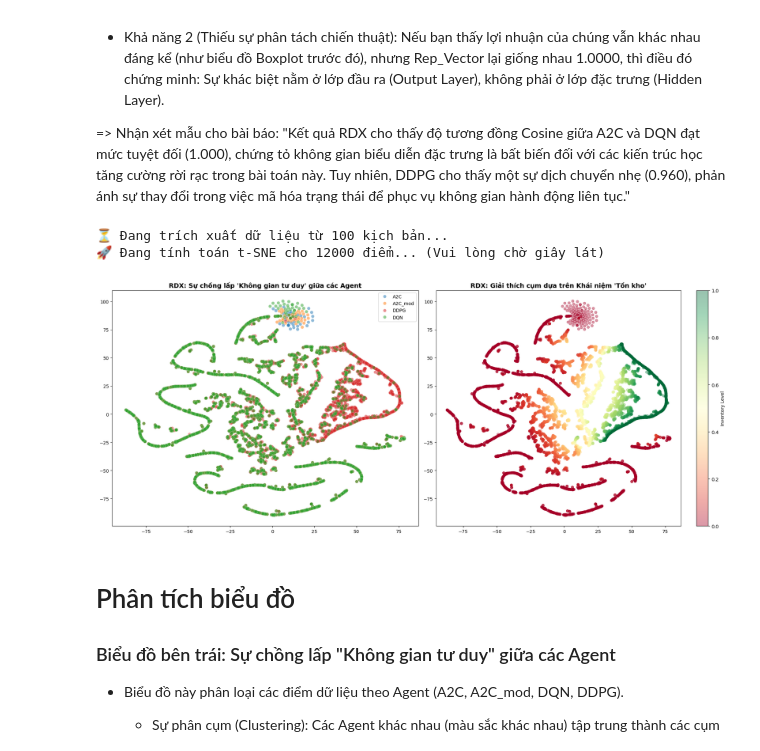
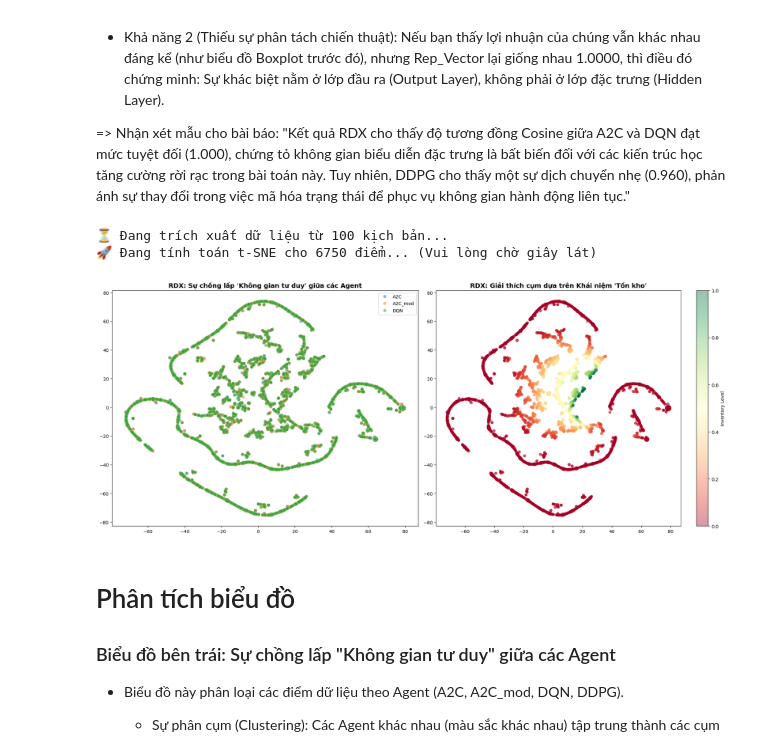
Before and after one commit to EgawaMasao/QLKHO-RL, a Jupyter notebook: XAI/RDX-MSX.ipynb, the cells around one changed output. Drawn from its saved outputs; the diff is of its cells as text; code cells hidden in the pictures.

```diff
--- a/XAI/RDX-MSX.ipynb
+++ b/XAI/RDX-MSX.ipynb
@@ -579,18 +569,18 @@ print("✅ Hàm Rollout đã được cố định kịch bản theo Episode See
 # %% [markdown]
 3. Thực thi và So sánh 4 Agent
 # %%
-# 1. Chạy mô phỏng cho cả 4 Agent trên CÙNG MỘT kịch bản cố định
+# 1. Chạy mô phỏng cho 3 Agent trên CÙNG MỘT kịch bản cố định (DDPG đã bị comment)
 start_state = [0.5, 0.5, 0.0125]
 TEST_SEED = 100 # Bạn có thể đổi số này tùy ý, miễn là giữ nguyên để tái lập
 
-# Đảm bảo cả 4 Agent chạy trên cùng kịch bản seed 100
+# Đảm bảo 3 Agent chạy trên cùng kịch bản seed 100 (DDPG đã bị comment)
 df_a2c     = run_rollout_all(a2c, start_state, "A2C", episode_seed=TEST_SEED)
 df_a2c_mod = run_rollout_all(a2c_mod, start_state, "A2C_mod", episode_seed=TEST_SEED)
 df_dqn     = run_rollout_all(dqn, start_state, "DQN", episode_seed=TEST_SEED)
-df_ddpg    = run_rollout_all(ddpg, start_state, "DDPG", episode_seed=TEST_SEED)
+# df_ddpg    = run_rollout_all(ddpg, start_state, "DDPG", episode_seed=TEST_SEED)  # COMMENTED
 
 # 2. Tổng hợp báo cáo kinh tế (Giữ nguyên logic của bạn)
-all_dfs = [df_a2c, df_a2c_mod, df_dqn, df_ddpg]
+all_dfs = [df_a2c, df_a2c_mod, df_dqn]  # , df_ddpg  # COMMENTED
 summary = []
 
 for df in all_dfs:
@@ -605,6 +595,6 @@ for df in all_dfs:
     })
 
 economic_report = pd.DataFrame(summary)
-print(f"\n📊 BẢNG TỔNG KẾT HIỆU SUẤT (Kịch bản Seed: {TEST_SEED})")
+print(f"\n📊 BẢNG TỔNG KẾT HIỆU SUẤT (Kịch bản Seed: {TEST_SEED}) - 3 Agents (DDPG commented)")
 display(economic_report)
 # %% [output]
@@ -631,12 +620,12 @@ import matplotlib.pyplot as plt
 
 plt.figure(figsize=(14, 7))
 
-# Định nghĩa danh sách các agent để vẽ cho sạch code và tránh sai sót
+# Định nghĩa danh sách các agent để vẽ cho sạch code và tránh sai sót (DDPG đã bị comment)
 agents_plot = [
     (df_a2c, 'A2C', 'o', 1.5, None),
     (df_a2c_mod, 'A2C_mod', 's', 1.5, None),
-    (df_dqn, 'DQN', '^', 1.5, None),
-    (df_ddpg, 'DDPG', 'v', 2.0, 'red') # DDPG nổi bật hơn
+    (df_dqn, 'DQN', '^', 1.5, None)
+    # (df_ddpg, 'DDPG', 'v', 2.0, 'red') # DDPG nổi bật hơn - COMMENTED
 ]
 
 for df, label, marker, lw, color in agents_plot:
@@ -651,7 +640,7 @@ for df, label, marker, lw, color in agents_plot:
                  markersize=4, linewidth=lw)
 
 # Cấu hình thẩm mỹ (Giữ nguyên các tiêu chuẩn của bạn)
-plt.title("So sánh Tích lũy Lợi nhuận 30 ngày (Kết quả Tái lập Cố định)", fontsize=14, fontweight='bold')
+plt.title("So sánh Tích lũy Lợi nhuận 30 ngày - 3 Agents (DDPG commented)", fontsize=14, fontweight='bold')
 plt.xlabel("Ngày (Day)", fontsize=12)
 plt.ylabel("Tổng lợi nhuận tích lũy (Cumulative Reward)", fontsize=12)
 
@@ -665,5 +654,5 @@ plt.grid(True, which='both', linestyle='--', alpha=0.5)
 plt.tight_layout()
 plt.show()
 
-print("✅ Biểu đồ tích lũy lợi nhuận đã được hiển thị dựa trên dữ liệu cố định.")
+print("✅ Biểu đồ tích lũy lợi nhuận đã được hiển thị dựa trên dữ liệu cố định (3 Agents - DDPG commented).")
 # %% [output]
@@ -851,10 +840,8 @@ def run_comprehensive_marathon_v2(agents_dict, n_episodes=100, days=30):
 my_agents = {
     'A2C': a2c,
     'A2C_mod': a2c_mod,
-    'DQN': dqn,
-    'DDPG': ddpg
-}
-
+    'DQN': dqn}
+    # 'DDPG': ddpg
 # Chạy và lưu dữ liệu
 df_marathon = run_comprehensive_marathon_v2(my_agents, n_episodes=100)
 
@@ -1148,36 +1132,36 @@ def plot_rdx_tsne_comprehensive(df, n_samples=12000):
     )
 
     embeddings = tsne.fit_transform(features)
 
     # 3. Vẽ biểu đồ so sánh đa chiều
     fig, (ax1, ax2) = plt.subplots(1, 2, figsize=(20, 8))
 
     # Biểu đồ 1: Theo Agent
-    palette = {'A2C': '#1f77b4', 'A2C_mod': '#ff7f0e', 'DQN': '#2ca02c', 'DDPG': '#d62728'}
+    palette = {'A2C': '#1f77b4', 'A2C_mod': '#ff7f0e', 'DQN': '#2ca02c'}  # , 'DDPG': '#d62728'
     sns.scatterplot(
         x=embeddings[:, 0], y=embeddings[:, 1],
         hue=agents, palette=palette, s=50, alpha=0.5, ax=ax1,
         edgecolor='w', linewidth=0.3
     )
     ax1.set_title("RDX: Sự chồng lấp 'Không gian tư duy' giữa các Agent", fontsize=14, fontweight='bold')
 
     # Biểu đồ 2: Theo Mức tồn kho
     scatter = ax2.scatter(
         embeddings[:, 0], embeddings[:, 1],
         c=inventory_levels, cmap='RdYlGn', s=30, alpha=0.4
     )
     plt.colorbar(scatter, ax=ax2, label='Inventory Level')
     ax2.set_title("RDX: Giải thích cụm dựa trên Khái niệm 'Tồn kho'", fontsize=14, fontweight='bold')
 
     plt.tight_layout()
     plt.show()
 
 # Thực thi lại
 plot_rdx_tsne_comprehensive(df_marathon)
 # %% [output]
 ⏳ Đang trích xuất dữ liệu từ 100 kịch bản...
-🚀 Đang tính toán t-SNE cho 12000 điểm... (Vui lòng chờ giây lát)
+🚀 Đang tính toán t-SNE cho 6750 điểm... (Vui lòng chờ giây lát)
-[figure, old version]
+[figure, new version]
 # %% [markdown]
 # Phân tích biểu đồ
 ### Biểu đồ bên trái: Sự chồng lấp "Không gian tư duy" giữa các Agent
```
Also changed, not shown: parts of 64 cells of this notebook, 17 other files.
